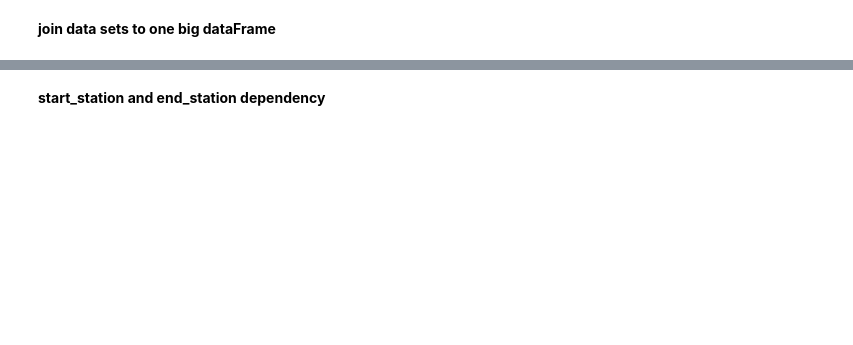
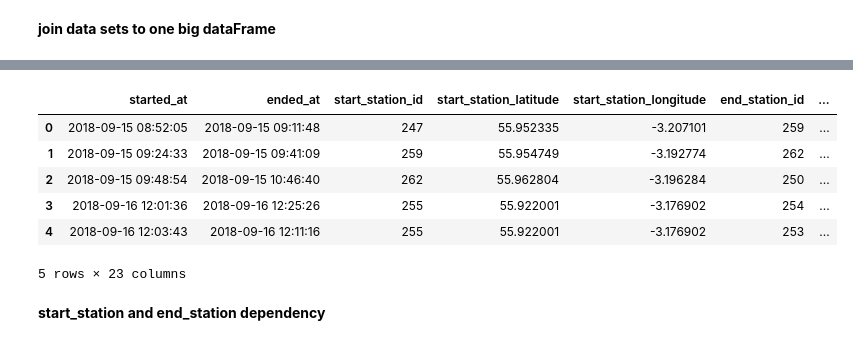
Before and after one commit to daim77/python_BI_analysis_bike_sharing, a Jupyter notebook: results.ipynb, the cells around one changed output, grey strips where cells are left out. Drawn from its saved outputs; the diff is of its cells as text; code cells hidden in the pictures; blank space fills up the shorter version.

```diff
--- a/results.ipynb
+++ b/results.ipynb
@@ -307,0 +453,5 @@ full_data_df.info
+# %%
+full_data_df = pd.merge(bikes_df, weather_df, left_on='wx_date', right_on='date', how='left')
+
+full_data_df.drop('date', axis=1, inplace=True)
+full_data_df.dtypes
@@ -308,3 +476,13 @@ full_data_df.info
+# %%
+full_data_df.head(5)
+# %% [output]
+|  | started_at | ended_at | start_station_id | start_station_latitude | start_station_longitude | end_station_id | ... |
+| 0 | 2018-09-15 08:52:05 | 2018-09-15 09:11:48 | 247 | 55.952335 | -3.207101 | 259 | ... |
+| 1 | 2018-09-15 09:24:33 | 2018-09-15 09:41:09 | 259 | 55.954749 | -3.192774 | 262 | ... |
+| 2 | 2018-09-15 09:48:54 | 2018-09-15 10:46:40 | 262 | 55.962804 | -3.196284 | 250 | ... |
+| 3 | 2018-09-16 12:01:36 | 2018-09-16 12:25:26 | 255 | 55.922001 | -3.176902 | 254 | ... |
+| 4 | 2018-09-16 12:03:43 | 2018-09-16 12:11:16 | 255 | 55.922001 | -3.176902 | 253 | ... |
+5 rows × 23 columns
 # %% [markdown]
 **start_station and end_station dependency**
 # %%
```
Also changed, not shown: parts of 40 cells of this notebook, 1 other file.
